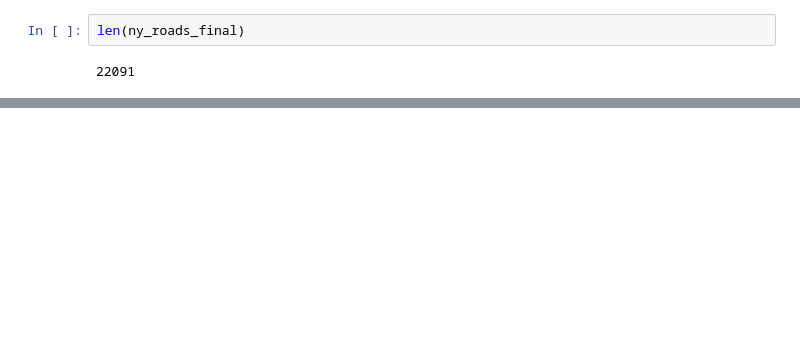
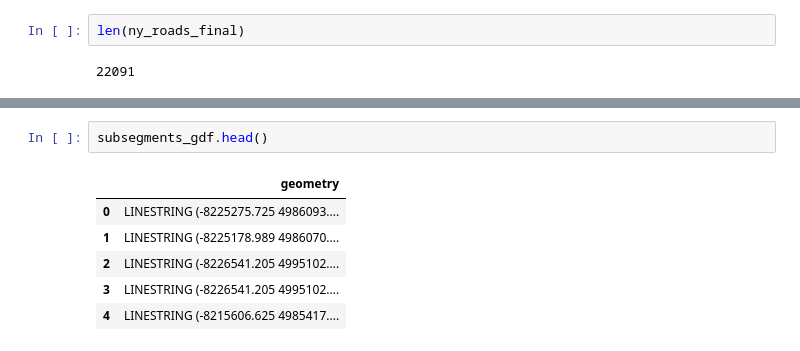
Before and after one commit to gcivil-nyu-org/team2-wed-spring25, a Jupyter notebook: transform_data.ipynb, the cells around one changed output, grey strips where cells are left out. Drawn from its saved outputs; the diff is of its cells as text; blank space fills up the shorter version.

```diff
--- a/transform_data.ipynb
+++ b/transform_data.ipynb
@@ -299,0 +328,9 @@ KeyboardInterrupt:
+# %%
+subsegments_gdf.head()
+# %% [output]
+|  | geometry |
+| 0 | LINESTRING (-8225275.725 4986093.... |
+| 1 | LINESTRING (-8225178.989 4986070.... |
+| 2 | LINESTRING (-8226541.205 4995102.... |
+| 3 | LINESTRING (-8226541.205 4995102.... |
+| 4 | LINESTRING (-8215606.625 4985417.... |
```
Also changed, not shown: parts of 13 cells of this notebook, 1 other file.
